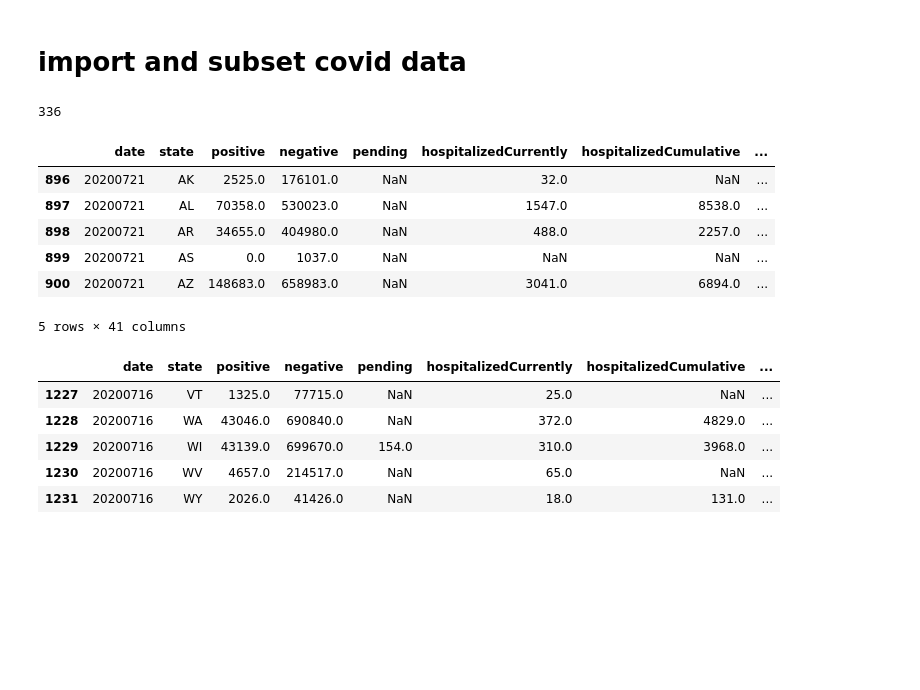
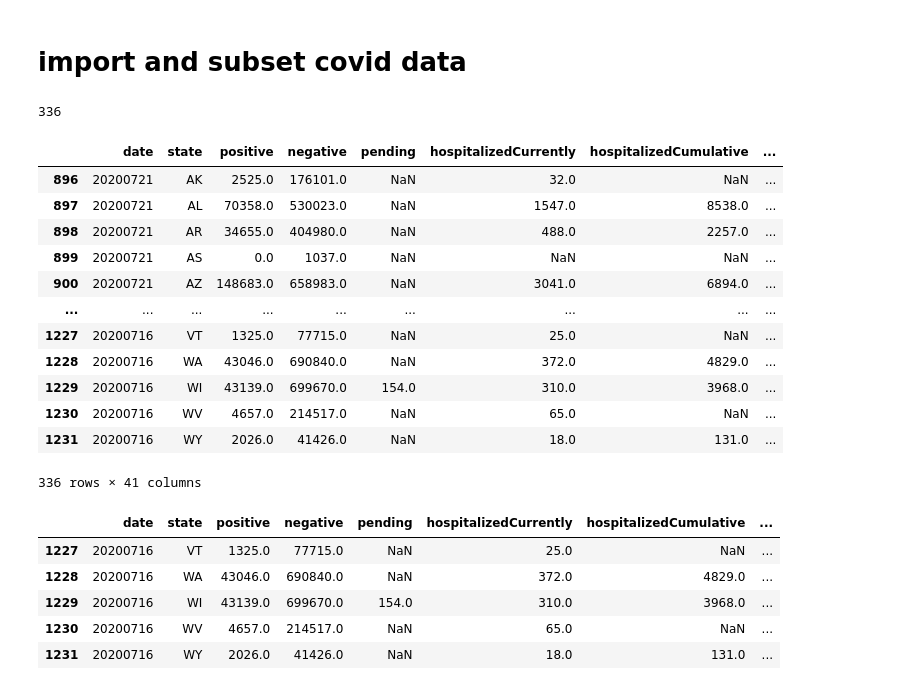
Before and after one commit to Kthomas09/GWU-Project-1, a Jupyter notebook: Final_data_linear_analysis.ipynb, the cells around one changed output. Cells and saved outputs as stored; diff of their text form; code cells hidden in the pictures; blank space fills up the shorter version.

```diff
--- a/Final_data_linear_analysis.ipynb
+++ b/Final_data_linear_analysis.ipynb
@@ -271,21 +271,27 @@ See the caveats in the documentation: https://pandas.pydata.org/pandas-docs/stab
 # %%
 #reading cvodi data
 covid_df=pd.read_csv("data_resources/Covid_Data.csv")
 covid_df
 
 #extracting the covid data between July 16 to July 21 to match with the mental health data
 latest_covid_df = covid_df.loc[(covid_df["date"]>=20200716) & (covid_df["date"]<=20200721)]
 print(len(latest_covid_df))
-latest_covid_df.head()
+latest_covid_df
 # %% [output]
 336
 |  | date | state | positive | negative | pending | hospitalizedCurrently | hospitalizedCumulative | ... |
 | 896 | 20200721 | AK | 2525.0 | 176101.0 | NaN | 32.0 | NaN | ... |
 | 897 | 20200721 | AL | 70358.0 | 530023.0 | NaN | 1547.0 | 8538.0 | ... |
 | 898 | 20200721 | AR | 34655.0 | 404980.0 | NaN | 488.0 | 2257.0 | ... |
 | 899 | 20200721 | AS | 0.0 | 1037.0 | NaN | NaN | NaN | ... |
 | 900 | 20200721 | AZ | 148683.0 | 658983.0 | NaN | 3041.0 | 6894.0 | ... |
+| ... | ... | ... | ... | ... | ... | ... | ... | ... |
+| 1227 | 20200716 | VT | 1325.0 | 77715.0 | NaN | 25.0 | NaN | ... |
+| 1228 | 20200716 | WA | 43046.0 | 690840.0 | NaN | 372.0 | 4829.0 | ... |
+| 1229 | 20200716 | WI | 43139.0 | 699670.0 | 154.0 | 310.0 | 3968.0 | ... |
+| 1230 | 20200716 | WV | 4657.0 | 214517.0 | NaN | 65.0 | NaN | ... |
+| 1231 | 20200716 | WY | 2026.0 | 41426.0 | NaN | 18.0 | 131.0 | ... |
-5 rows × 41 columns
+336 rows × 41 columns
 # %%
 latest_covid_df.tail()
 # %% [output]
```
Also changed, not shown: parts of 1 cell of this notebook, 1 other file.
